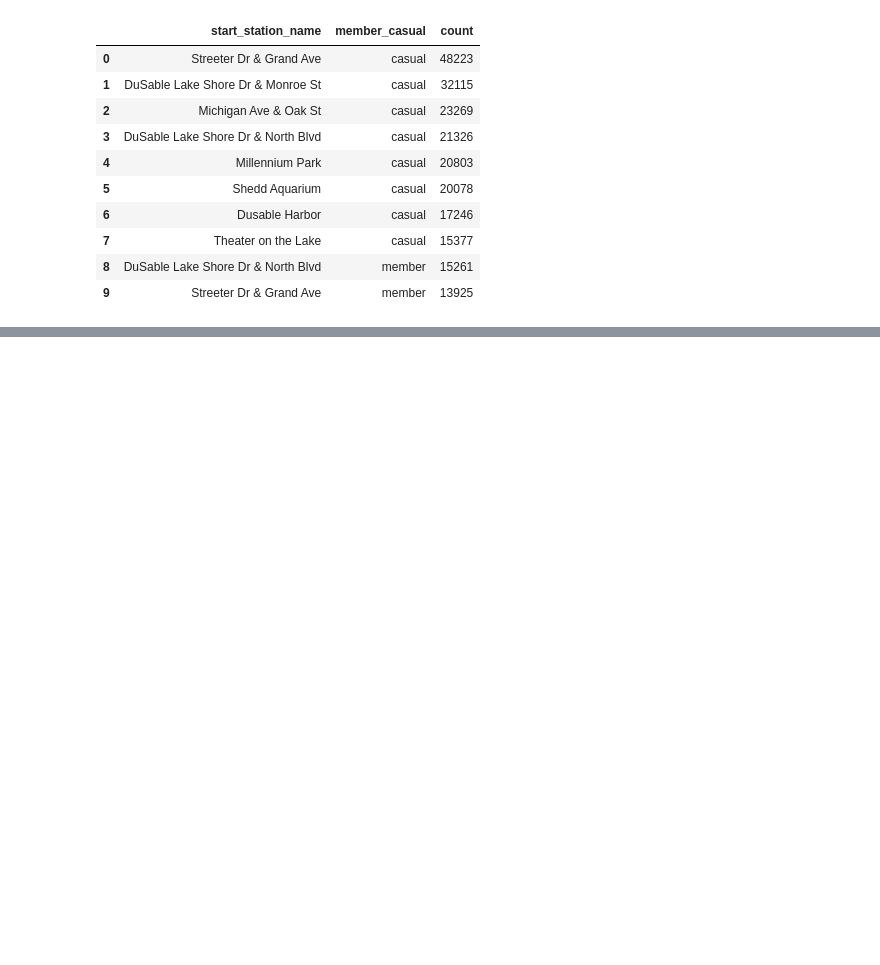
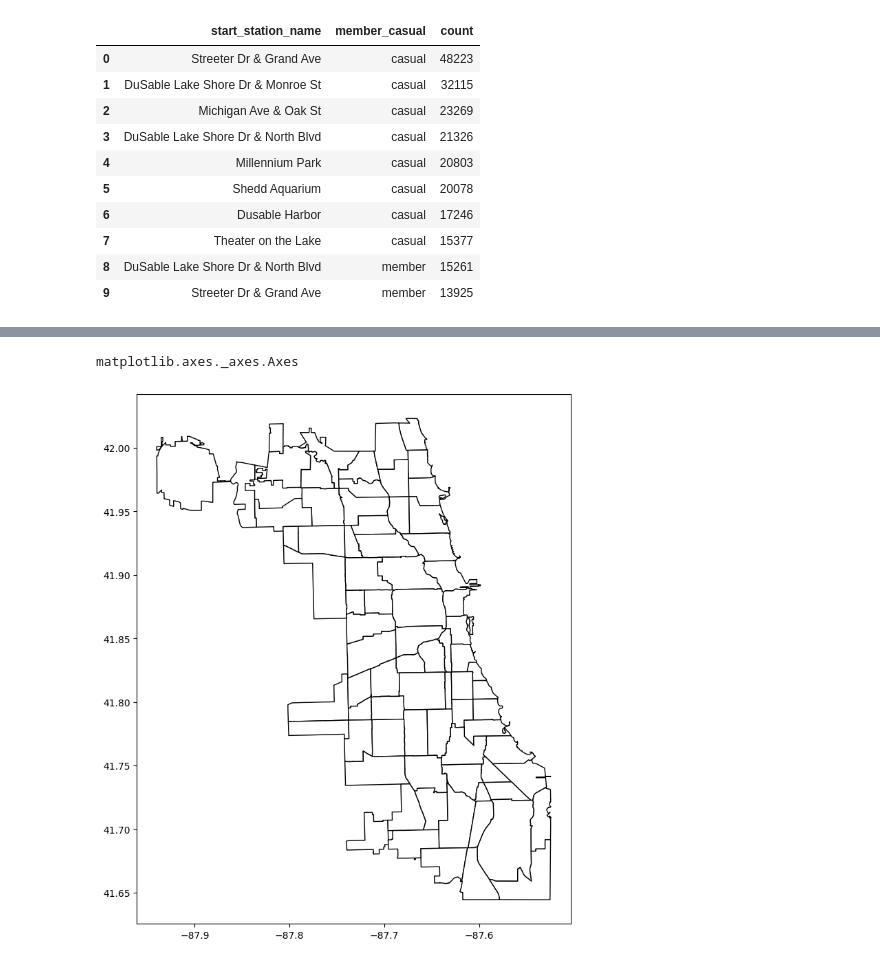
Before and after one commit to yakubszatkowski/Google-Data-Analytics-Project, a Jupyter notebook: main.ipynb, the cells around one changed output, grey strips where cells are left out. Saved outputs shown, nothing was run; the diff lists cells and outputs as text; code cells hidden in the pictures; blank space fills up the shorter version.

```diff
--- a/main.ipynb
+++ b/main.ipynb
@@ -36,7 +36,9 @@ import seaborn as sns
 import plotly.express as px
 import plotly.graph_objects as go
 from datetime import datetime, timedelta
-plt.style.use('ggplot')
+import geopandas as gpd, geodatasets
+from pypalettes import load_cmap
+import folium
 # %% [markdown]
 # Preparation
 ### Load raw data
@@ -922,0 +968,4 @@ According to the graph above:
+# %%
+commareas = gpd.read_file("chicago-community-areas.geojson")
+chicago_areas = commareas[['community', 'geometry']]
+chicago_areas
@@ -922,0 +986,17 @@ According to the graph above:
+# %%
+# https://geopandas.org/en/stable/docs/user_guide/mapping.html
+
+# how to assign count values to communities of chicago_areas?
+# how to draw scatterplot on base?
+# how to do it in plotly?
+
+base = chicago_areas.plot(
+    color='white',
+    edgecolor='black',
+    figsize=(15, 10),
+)
+
+type(base)
+# %% [output]
+matplotlib.axes._axes.Axes
+[figure, added]
```
Also changed, not shown: parts of 6 cells of this notebook, 1 other file.
